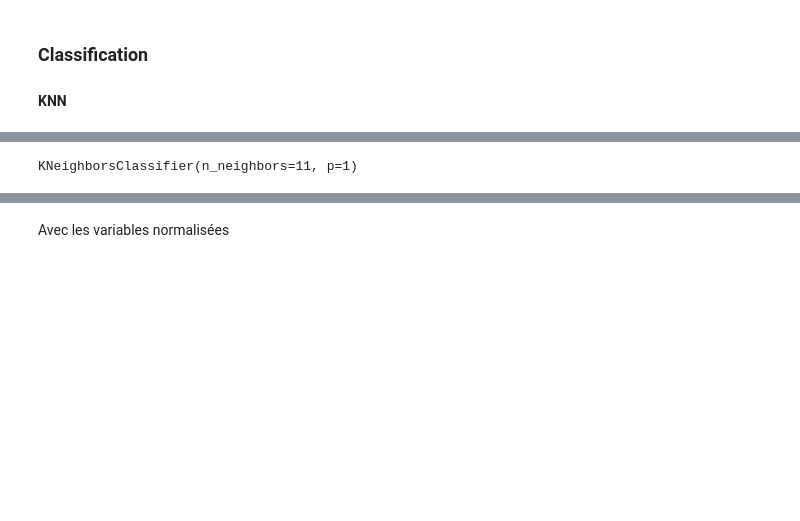
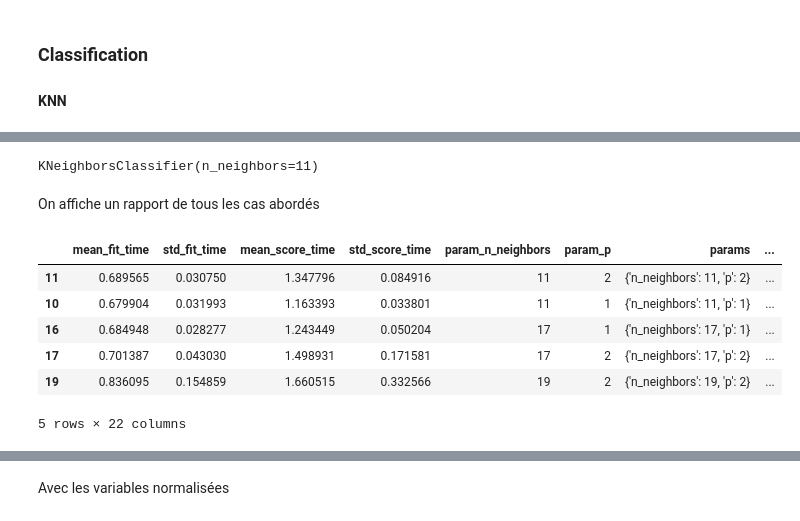
Before and after one commit to MohamedNennouche/Computer-Vision-with-Python, a Jupyter notebook: Seance 3/notebook-stellar.ipynb, the cells around one changed output, grey strips where cells are left out. Saved outputs shown, nothing was run; the diff lists cells and outputs as text; code cells hidden in the pictures; blank space fills up the shorter version.

```diff
--- a/Seance 3/notebook-stellar.ipynb
+++ b/Seance 3/notebook-stellar.ipynb
@@ -206,12 +227,24 @@ fv_train.shape
 # %%
-parameters = {'n_neighbors':np.arange(1,20,1), 'p' : np.arange(1,3,1)}
+parameters = {'n_neighbors':np.arange(1,20,2), 'p' : np.arange(1,3,1)} # pas de 2 pour ne garder que les pas impaires
 knn=KNeighborsClassifier()
-clf = GridSearchCV(knn, parameters)
+clf = GridSearchCV(estimator=knn, param_grid=parameters, return_train_score=True)
 clf.fit(fv_train,etiq_train)
 knn=KNeighborsClassifier(**clf.best_params_)
 knn.fit(fv_train,etiq_train)
 # %% [output]
-KNeighborsClassifier(n_neighbors=11, p=1)
+KNeighborsClassifier(n_neighbors=11)
+# %% [markdown]
+On affiche un rapport de tous les cas abordés
+# %%
+pd.DataFrame(clf.cv_results_).sort_values(by='rank_test_score').head()
+# %% [output]
+|  | mean_fit_time | std_fit_time | mean_score_time | std_score_time | param_n_neighbors | param_p | params | ... |
+| 11 | 0.689565 | 0.030750 | 1.347796 | 0.084916 | 11 | 2 | {'n_neighbors': 11, 'p': 2} | ... |
+| 10 | 0.679904 | 0.031993 | 1.163393 | 0.033801 | 11 | 1 | {'n_neighbors': 11, 'p': 1} | ... |
+| 16 | 0.684948 | 0.028277 | 1.243449 | 0.050204 | 17 | 1 | {'n_neighbors': 17, 'p': 1} | ... |
+| 17 | 0.701387 | 0.043030 | 1.498931 | 0.171581 | 17 | 2 | {'n_neighbors': 17, 'p': 2} | ... |
+| 19 | 0.836095 | 0.154859 | 1.660515 | 0.332566 | 19 | 2 | {'n_neighbors': 19, 'p': 2} | ... |
+5 rows × 22 columns
 # %%
 yknn=knn.predict(fv_test)
 print("Accuracy : ",metrics.accuracy_score(etiq_test, yknn))
```
Also changed, not shown: parts of 10 cells of this notebook, 2 other files.
